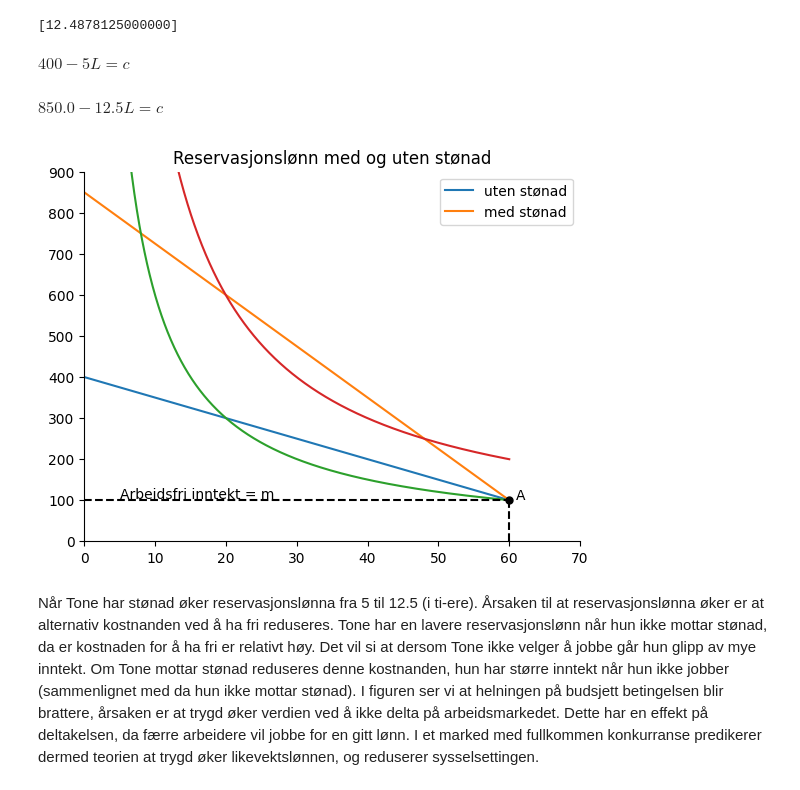
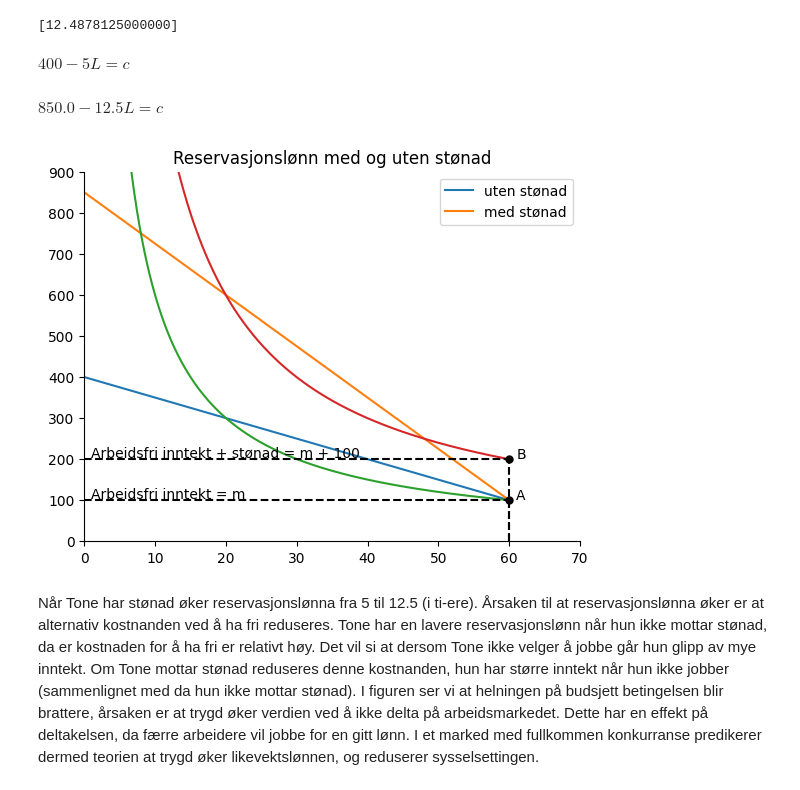
Before and after one commit to loopdiggaz/SOK2008, a Jupyter notebook: kladd.ipynb, the cells around one changed output. Cells and saved outputs as stored; diff of their text form; code cells hidden in the pictures.

```diff
--- a/kladd.ipynb
+++ b/kladd.ipynb
@@ -82,36 +82,42 @@ def budsjett(L):
 budsjett2 = sp.Eq(100 + 12.5*(60-L),c)
 
 display(budsjett2)
 
 def budsjett2(L):
     return 850 - 12.5*L
 
 ax.plot(L_0,budsjett(L_0), label = 'uten stønad')
 ax.plot(L_0,budsjett2(L_0), label = 'med stønad')
 ax.legend(loc = 'best')
 
 u = C**a*L**b
 
 # Løser med hensyn på L
 L_ind_sol=sp.solve(u-u_0,L)[0]
 L_ind_sol
 
 # Må gjøre om for å plotte
 indiff_L=sp.lambdify((u_0,a,b,C), L_ind_sol)
 indiff_L(u_0,a,b,C)
 
 ax.plot(L_0, indiff_L(77.5,0.5,0.5,L_0))
 ax.plot(L_0, indiff_L(109.5,0.5,0.5,L_0))
 ax.vlines(60,0,100, color='black',ls='dashed')
 ax.hlines(100,0,60, color='black',ls='dashed')
 ax.set_title('Reservasjonslønn med og uten stønad')
-ax.annotate('Arbeidsfri inntekt = m', (0+5,100+5));
+ax.annotate('Arbeidsfri inntekt = m', (0+1,100+5));
 ax.plot(60,100, marker  ='o', color= 'black', markersize = 5)
-ax.annotate('A',(60+1,100+1));
+ax.annotate('A',(60+1,100+1))
+
+ax.vlines(60,0,200, color='black',ls='dashed')
+ax.hlines(200,0,60, color='black',ls='dashed')
+ax.plot(60,200, marker  ='o', color= 'black', markersize = 5)
+ax.annotate('B',(60+1,200+1))
+ax.annotate('Arbeidsfri inntekt + stønad = m + 100', (0+1,200+5));
 # %% [output]
 $\displaystyle 400 - 5 L = c$
 $\displaystyle 850.0 - 12.5 L = c$
-[figure, old version]
+[figure, new version]
 # %% [markdown]
 Når Tone har stønad øker reservasjonslønna fra 5 til 12.5 (i ti-ere). Årsaken til at reservasjonslønna øker er at alternativ kostnanden ved å ha fri reduseres. Tone har en lavere reservasjonslønn når hun ikke mottar stønad, da er kostnaden for å ha fri er relativt høy. Det vil si at dersom Tone ikke velger å jobbe går hun glipp av mye inntekt. Om Tone mottar stønad reduseres denne kostnanden, hun har større inntekt når hun ikke jobber (sammenlignet med da hun ikke mottar stønad). I figuren ser vi at helningen på budsjett betingelsen blir brattere, årsaken er at trygd øker verdien ved å ikke delta på arbeidsmarkedet. Dette har en effekt på deltakelsen, da færre arbeidere vil jobbe for en gitt lønn. I et marked med fullkommen konkurranse predikerer dermed teorien at trygd øker likevektslønnen, og reduserer sysselsettingen.
 # %% [markdown]
```
